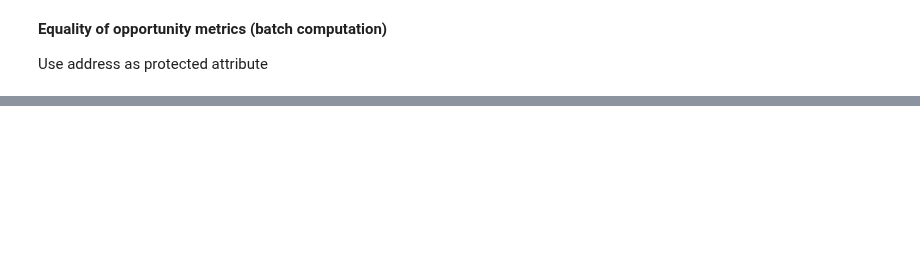
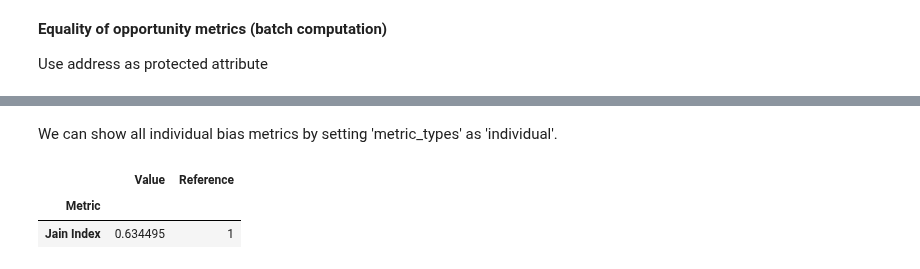
Before and after one commit to holistic-ai/holisticai, a Jupyter notebook: tutorials/bias/measuring_bias_tutorials/measuring_bias_regression.ipynb, the cells around one changed output, grey strips where cells are left out. Saved outputs shown, nothing was run; the diff lists cells and outputs as text; code cells hidden in the pictures; blank space fills up the shorter version.

```diff
--- a/tutorials/bias/measuring_bias_tutorials/measuring_bias_regression.ipynb
+++ b/tutorials/bias/measuring_bias_tutorials/measuring_bias_regression.ipynb
@@ -265,0 +268,8 @@ regression_bias_metrics(group_a, group_b, y_pred, y_true, metric_type='equal_opp
+# %% [markdown]
+We can show all individual bias metrics by setting 'metric_types' as 'individual'.
+# %%
+regression_bias_metrics(group_a=group_a, group_b=group_b, y_pred=y_pred, y_true=y_true, metric_type='individual')
+# %% [output]
+|  | Value | Reference |
+| Metric |  |  |
+| Jain Index | 0.634495 | 1 |
```
Also changed, not shown: parts of 8 cells of this notebook, 3 other files.
